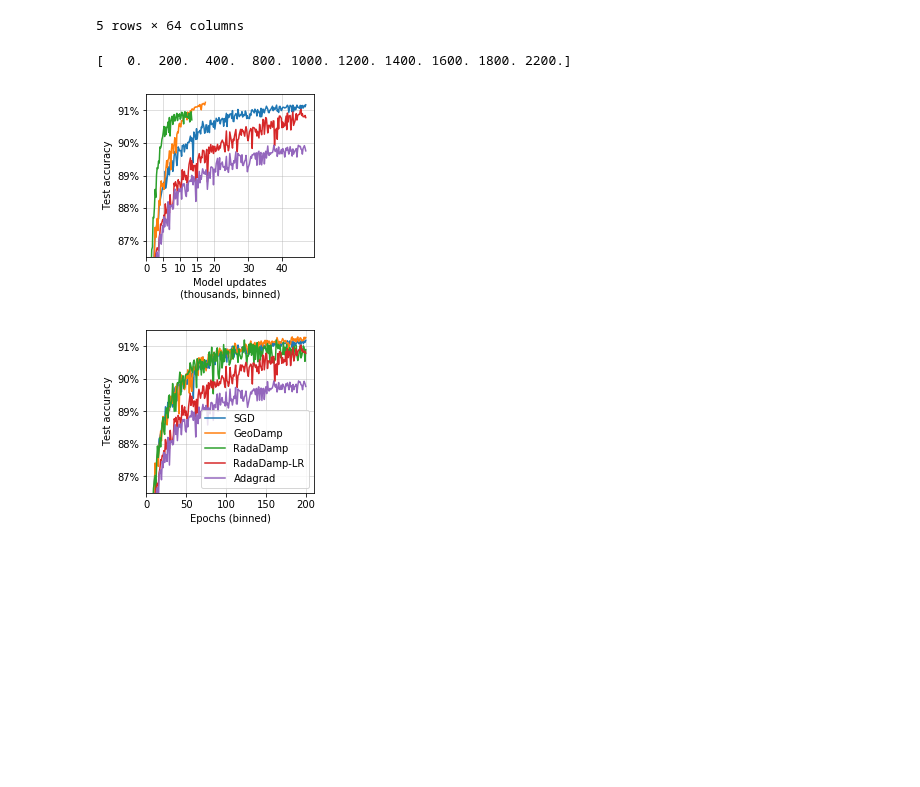
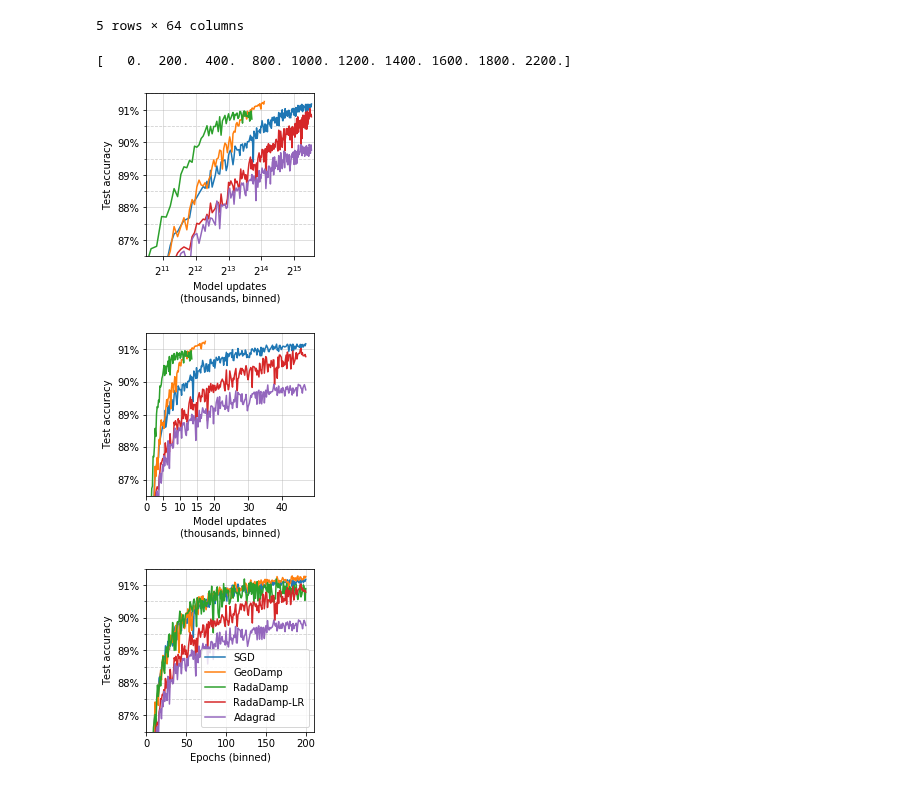
Before and after one commit to stsievert/adadamp-experiments, a Jupyter notebook: exp-fashion-mnist/Viz-Test.ipynb, the cells around one changed output. Cells and saved outputs as stored; diff of their text form; code cells hidden in the pictures; blank space fills up the shorter version.

Commit message:
log scale

```diff
--- a/exp-fashion-mnist/Viz-Test.ipynb
+++ b/exp-fashion-mnist/Viz-Test.ipynb
@@ -176,39 +176,51 @@ PERC_FORMAT = plt.FuncFormatter(lambda x, _: f"{int(100 * x)}%")
 MU_FORMAT = plt.FuncFormatter(lambda x, _: f"{int(x / 1000)}")
 # %%
 w = 3
-fig, ax = plt.subplots(figsize=(w, w))
 
 N = 200
 df["model_updates_binned2"] = np.round(df["model_updates"] / N) * N
 
 print(df.model_updates_binned2.unique()[:10])
-ax = lineplot(
-    x="model_updates_binned2",
-    y="test_accuracy",
-    hue="Optimizer",
-#     aggfunc="max",
-#     aggfunc=lambda x: np.percentile(x, 75),
-    aggfunc="mean",
-    hue_order=HUE_ORDER,
-    ax=ax,
-    data=df,
-)
-# ax.legend(loc="best")
-ax.set_ylim(*ACC_LIM)
-ax.set_xlim(0, None)
-ax.yaxis.set_major_formatter(PERC_FORMAT)
-ax.xaxis.set_major_formatter(MU_FORMAT)
-# ax.set_xscale("log", basex=2)
-# ax.set_xlim(1000, None)
-ax.xaxis.set_major_locator(plt.FixedLocator([i * 1000 for i in [0, 5, 10, 15, 20, 30, 40]]))
 
-ax.grid(alpha=0.5)
-ax.set_ylabel("Test accuracy")
-ax.set_xlabel("Model updates\n(thousands, binned)")
-fig.savefig("acc_mu.png", dpi=300, bbox_inches="tight")
+for scale in ["log", "linear"]:
+    fig, ax = plt.subplots(figsize=(w, w))
+    ax = lineplot(
+        x="model_updates_binned2",
+        y="test_accuracy",
+        hue="Optimizer",
+    #     aggfunc="max",
+    #     aggfunc=lambda x: np.percentile(x, 75),
+        aggfunc="mean",
+        hue_order=HUE_ORDER,
+        ax=ax,
+        data=df,
+    )
+    # ax.legend(loc="best")
+    ax.set_ylim(*ACC_LIM)
+    ax.set_xlim(0, None)
+    ax.yaxis.set_major_formatter(PERC_FORMAT)
+    ax.xaxis.set_major_formatter(MU_FORMAT)
+    # ax.set_xscale("log", basex=2)
+    # ax.set_xlim(1000, None)
+    ax.xaxis.set_major_locator(plt.FixedLocator([i * 1000 for i in [0, 5, 10, 15, 20, 30, 40]]))
+
+    ax.grid(alpha=0.5)
+    ax.set_ylabel("Test accuracy")
+    ax.set_xlabel("Model updates\n(thousands, binned)")
+    if scale == "log":
+        ax.set_xlim(2**10.5, None)
+        ax.set_xscale("log", basex=2)
+        ax.xaxis.set_major_locator(plt.FixedLocator([2**i for i in range(20)]))
+    ax.grid(which="minor", linestyle="--", alpha=0.6)
+    ax.yaxis.set_minor_locator(plt.MultipleLocator(0.005))
+
+
+#         ax.set_ylim(0.84, 0.915)
+    fig.savefig(f"acc_mu_{scale}.png", dpi=300, bbox_inches="tight")
 # %% [output]
 [   0.  200.  400.  800. 1000. 1200. 1400. 1600. 1800. 2200.]
-[figure, old version]
+[figure, new version]
+[figure, added]
 # %%
 fig, ax = plt.subplots(figsize=(w, w))
 
```
Also changed, not shown: parts of 1 cell of this notebook.
